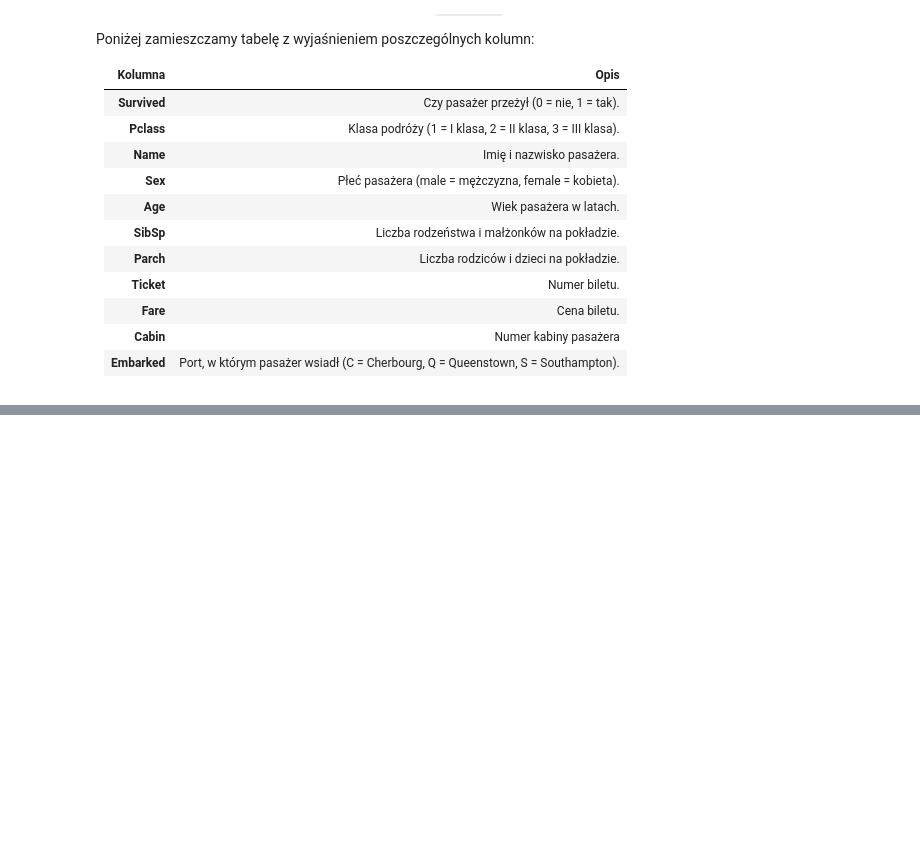
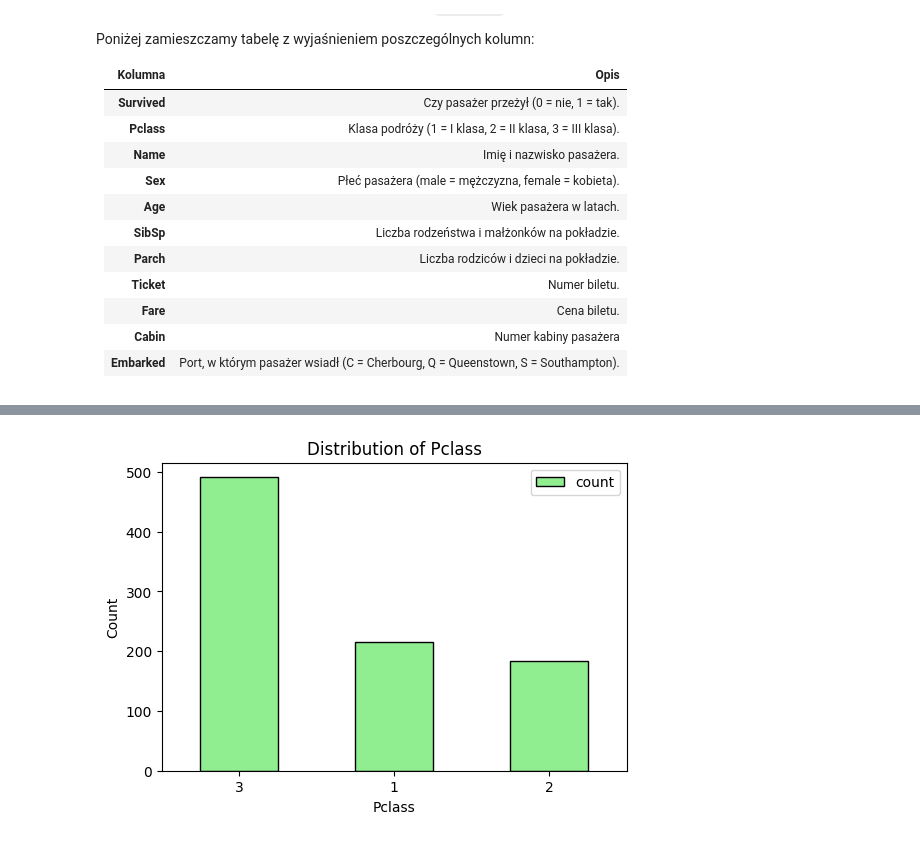
Before and after one commit to Solvro/ml-wakacyjne-wyzwanie-2026, a Jupyter notebook: 01_przetwarzanie_wizualizacja_danych/EDA_zadanie.ipynb, the cells around one changed output, grey strips where cells are left out. Cells and saved outputs as stored; diff of their text form; code cells hidden in the pictures; blank space fills up the shorter version.

```diff
--- a/01_przetwarzanie_wizualizacja_danych/EDA_zadanie.ipynb
+++ b/01_przetwarzanie_wizualizacja_danych/EDA_zadanie.ipynb
@@ -81,0 +199,13 @@ array([nan, 'C', 'E', 'G', 'D', 'A', 'B', 'F', 'T'], dtype=object)
+# %%
+#rozkład zmiennej Pclass
+counts = dane2['Pclass'].value_counts()
+plt.figure(figsize=(6, 4))
+counts.plot(kind='bar', color='lightgreen', edgecolor='black')
+plt.title(f'Distribution of {'Pclass'}')
+plt.xlabel('Pclass')
+plt.ylabel('Count')
+plt.xticks(rotation=0)
+plt.legend()
+plt.show()
+# %% [output]
+[figure, added]
```
Also changed, not shown: parts of 47 cells of this notebook.
